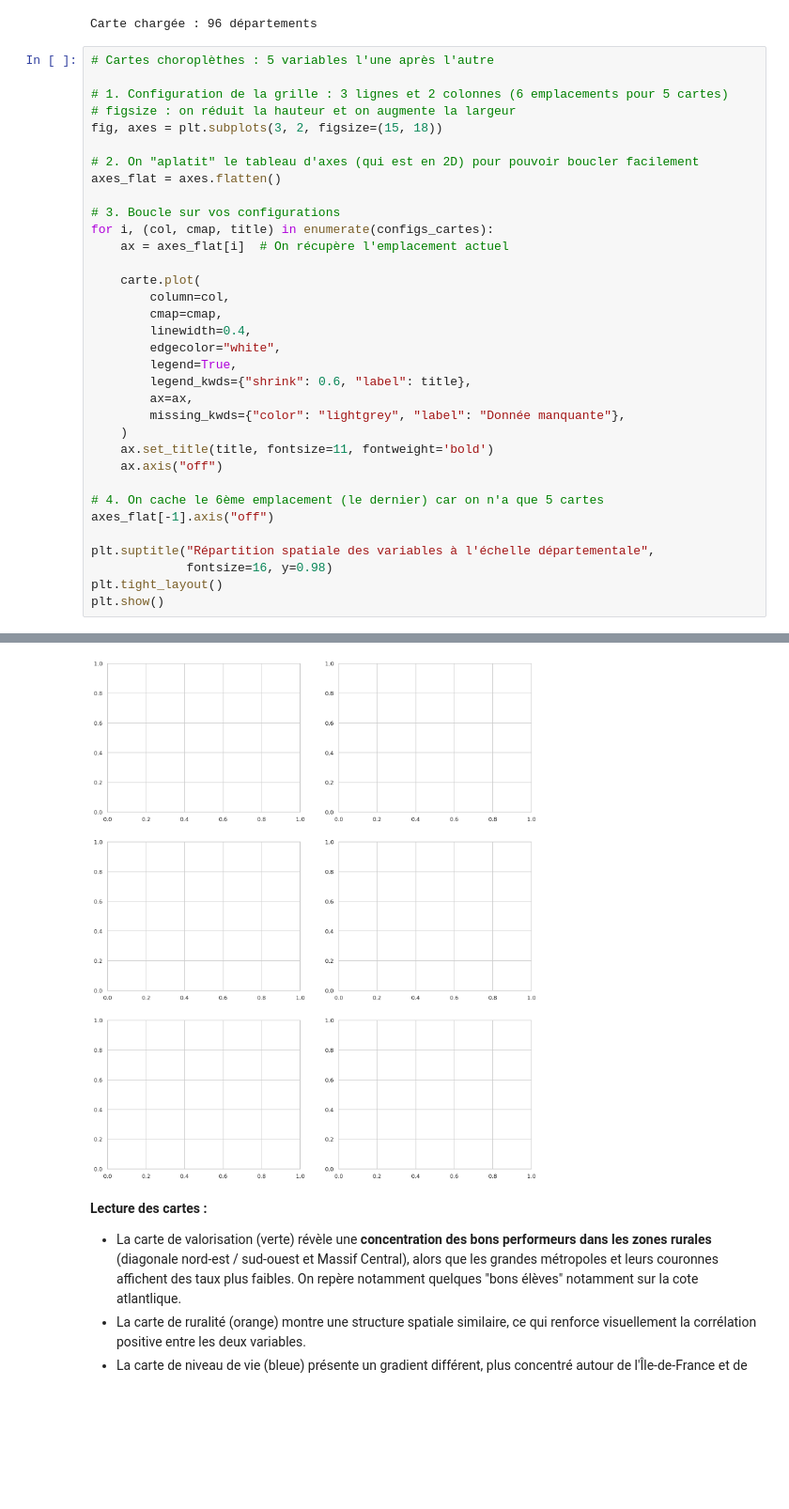
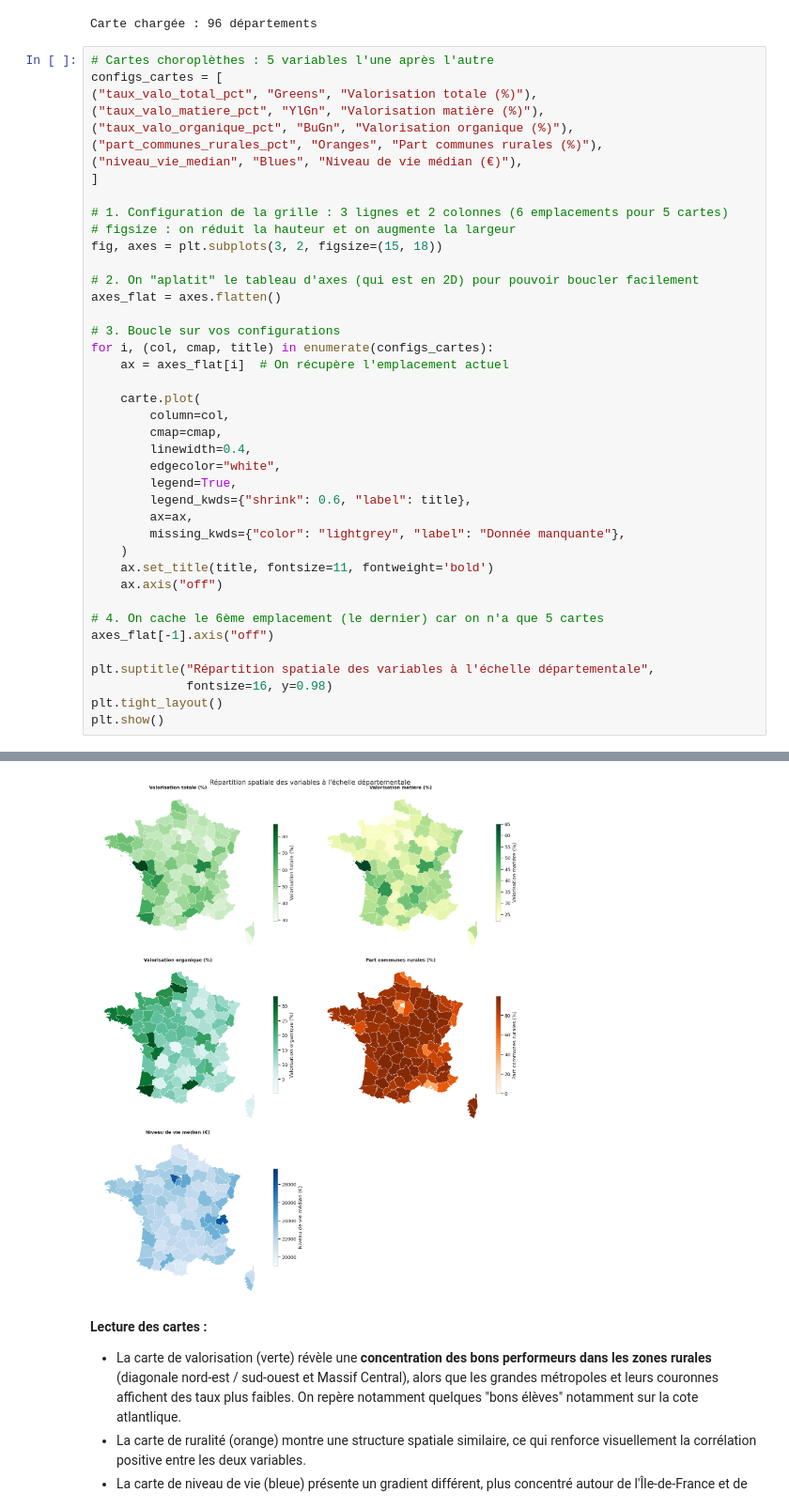
Before and after one commit to TeodoraHub/projet_pythonDS, a Jupyter notebook: recyclage_et_deplacements.ipynb, the cells around one changed output, grey strips where cells are left out. Shown at 94% size. Drawn from its saved outputs; the diff is of its cells as text; blank space fills up the shorter version.

Commit message:
ajout cartes modes de transport

```diff
--- a/recyclage_et_deplacements.ipynb
+++ b/recyclage_et_deplacements.ipynb
@@ -1349,6 +1375,13 @@ print(f"Carte chargée : {len(carte)} départements")
 Carte chargée : 96 départements
 # %%
 # Cartes choroplèthes : 5 variables l'une après l'autre
+configs_cartes = [
+("taux_valo_total_pct", "Greens", "Valorisation totale (%)"),
+("taux_valo_matiere_pct", "YlGn", "Valorisation matière (%)"),
+("taux_valo_organique_pct", "BuGn", "Valorisation organique (%)"),
+("part_communes_rurales_pct", "Oranges", "Part communes rurales (%)"),
+("niveau_vie_median", "Blues", "Niveau de vie médian (€)"),
+]
 
 # 1. Configuration de la grille : 3 lignes et 2 colonnes (6 emplacements pour 5 cartes)
 # figsize : on réduit la hauteur et on augmente la largeur
@@ -1386,4 +1418,4 @@ NameError: name 'configs_cartes' is not defined
-[figure, old version]
+[figure, new version]
 # %% [markdown]
 **Lecture des cartes :**
 - La carte de valorisation (verte) révèle une **concentration des bons performeurs dans les zones rurales** (diagonale nord-est / sud-ouest et Massif Central), alors que les grandes métropoles et leurs couronnes affichent des taux plus faibles. On repère notamment quelques "bons élèves" notamment sur la cote atlantlique.
```
Also changed, not shown: parts of 10 cells of this notebook, 1 other file.
